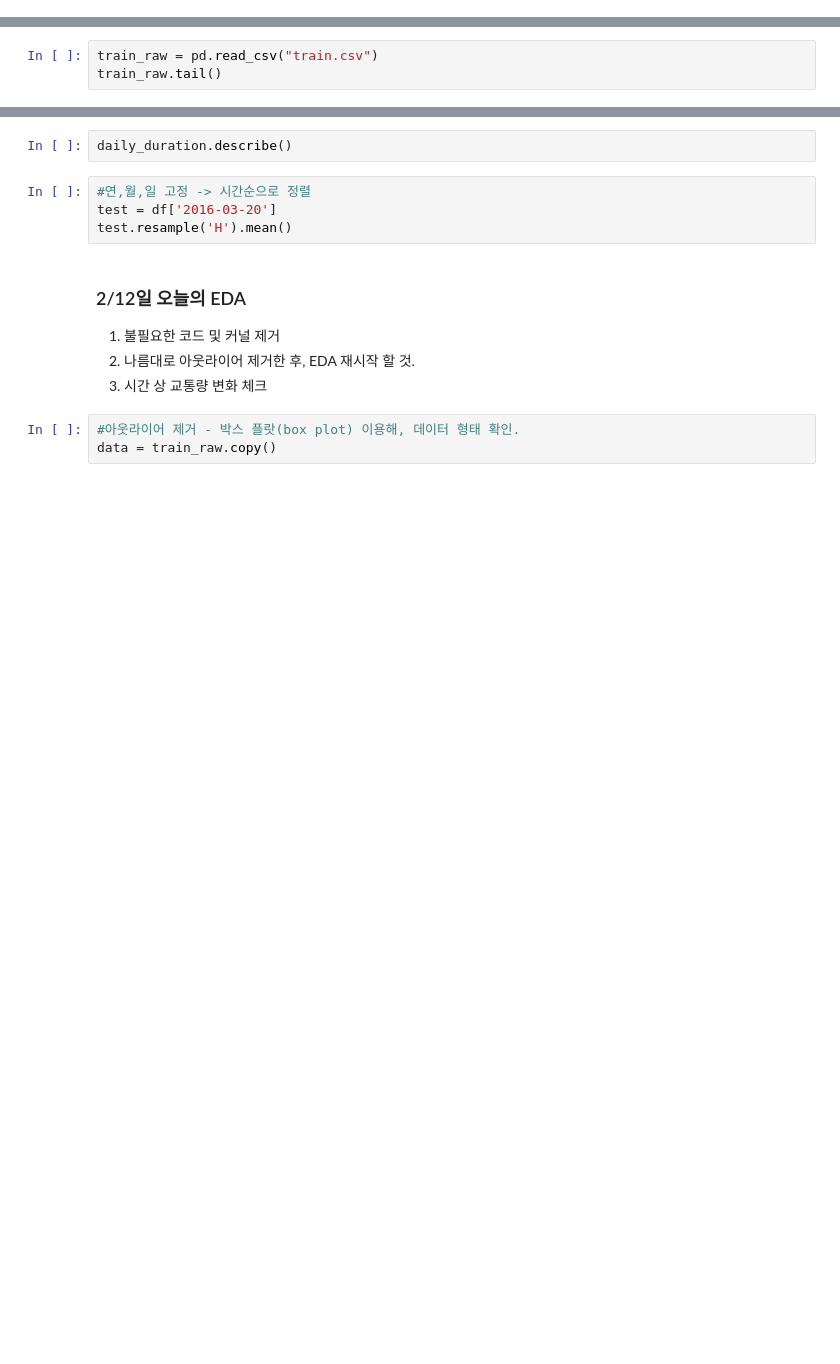
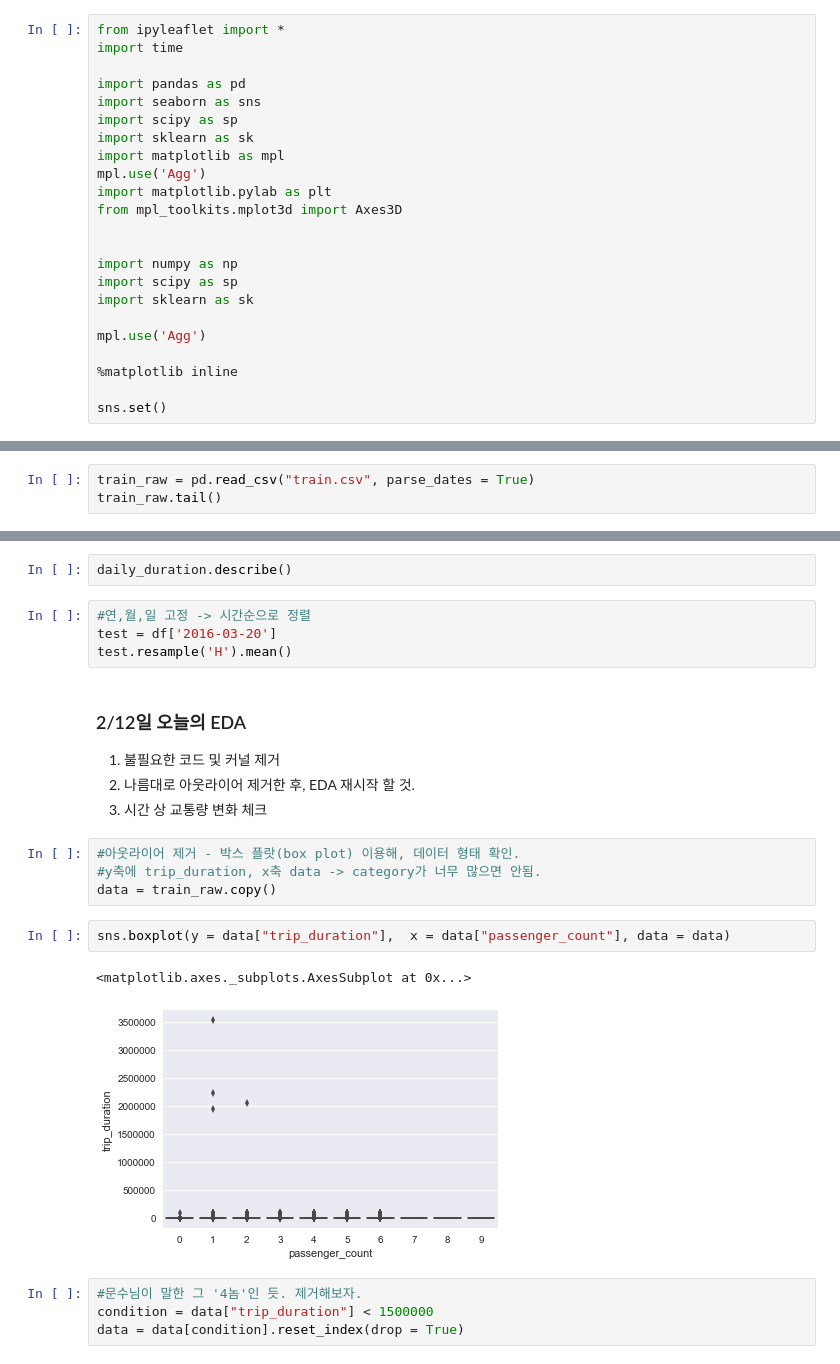
Before and after one commit to Moons08/dss-project-taxi, a Jupyter notebook: Kang/EDA_KANG.ipynb, the cells around one changed output, grey strips where cells are left out. Drawn from its saved outputs; the diff is of its cells as text; blank space fills up the shorter version.

Commit message:
make a boxplot

```diff
--- a/Kang/EDA_KANG.ipynb
+++ b/Kang/EDA_KANG.ipynb
@@ -3,0 +1,23 @@ import time
+# %%
+from ipyleaflet import *
+import time
+
+import pandas as pd
+import seaborn as sns
+import scipy as sp
+import sklearn as sk
+import matplotlib as mpl
+mpl.use('Agg')
+import matplotlib.pylab as plt
+from mpl_toolkits.mplot3d import Axes3D
+
+
+import numpy as np
+import scipy as sp
+import sklearn as sk
+
+mpl.use('Agg')
+
+%matplotlib inline
+
+sns.set()
@@ -4,5 +42,5 @@ import time
 # %%
-train_raw = pd.read_csv("train.csv")
+train_raw = pd.read_csv("train.csv", parse_dates = True)
 train_raw.tail()
 # %% [output]
 |  | id | vendor_id | pickup_datetime | dropoff_datetime | passenger_count | pickup_longitude | ... |
@@ -238,4 +246,14 @@ test.resample('H').mean()
 3. 시간 상 교통량 변화 체크
 # %%
 #아웃라이어 제거 - 박스 플랏(box plot) 이용해, 데이터 형태 확인.
+#y축에 trip_duration, x축 data -> category가 너무 많으면 안됨.
 data = train_raw.copy()
+# %%
+sns.boxplot(y = data["trip_duration"],  x = data["passenger_count"], data = data)
+# %% [output]
+<matplotlib.axes._subplots.AxesSubplot at 0x...>
+[figure, added]
+# %%
+#문수님이 말한 그 '4놈'인 듯. 제거해보자.
+condition = data["trip_duration"] < 1500000
+data = data[condition].reset_index(drop = True)
```
Also changed, not shown: parts of 20 cells of this notebook.
